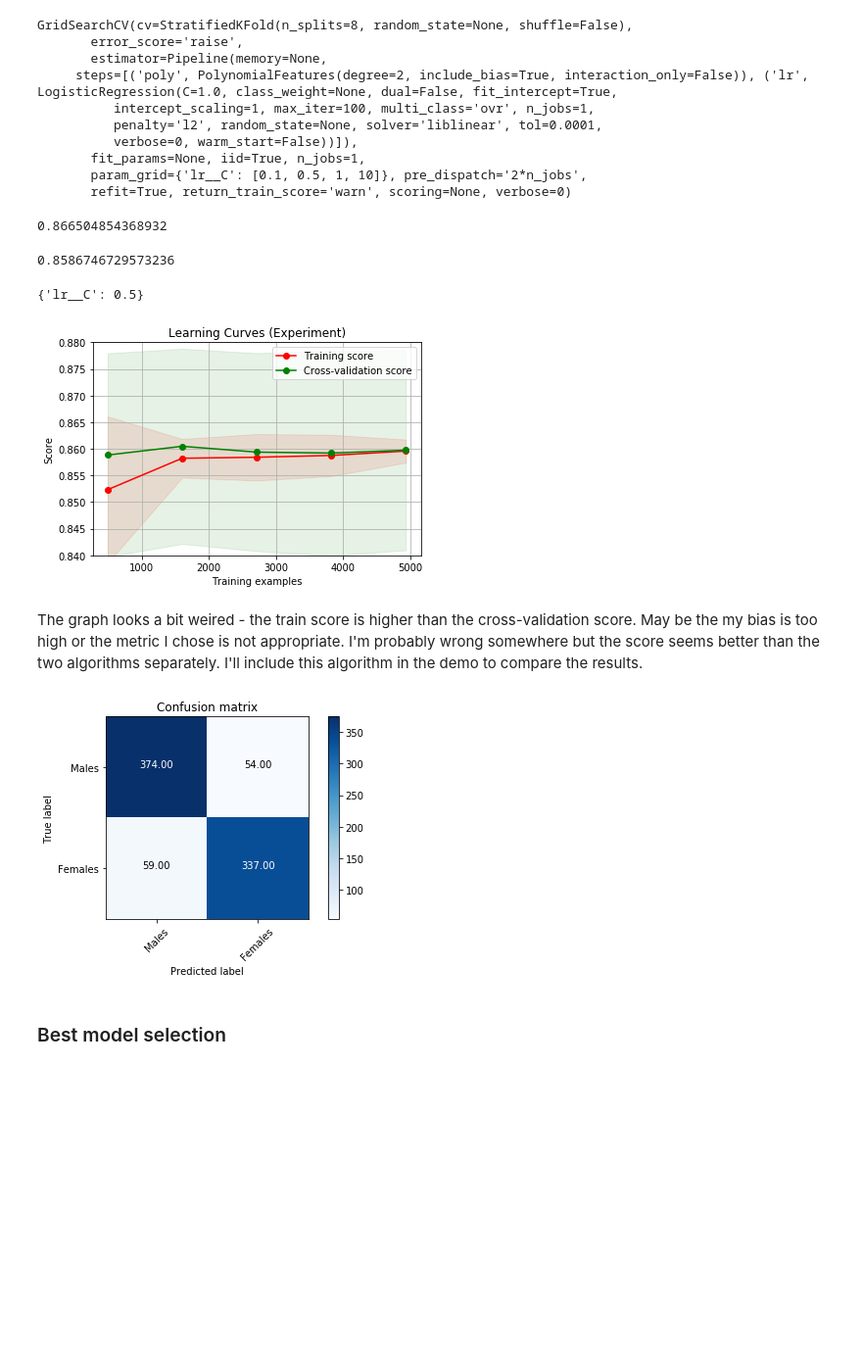
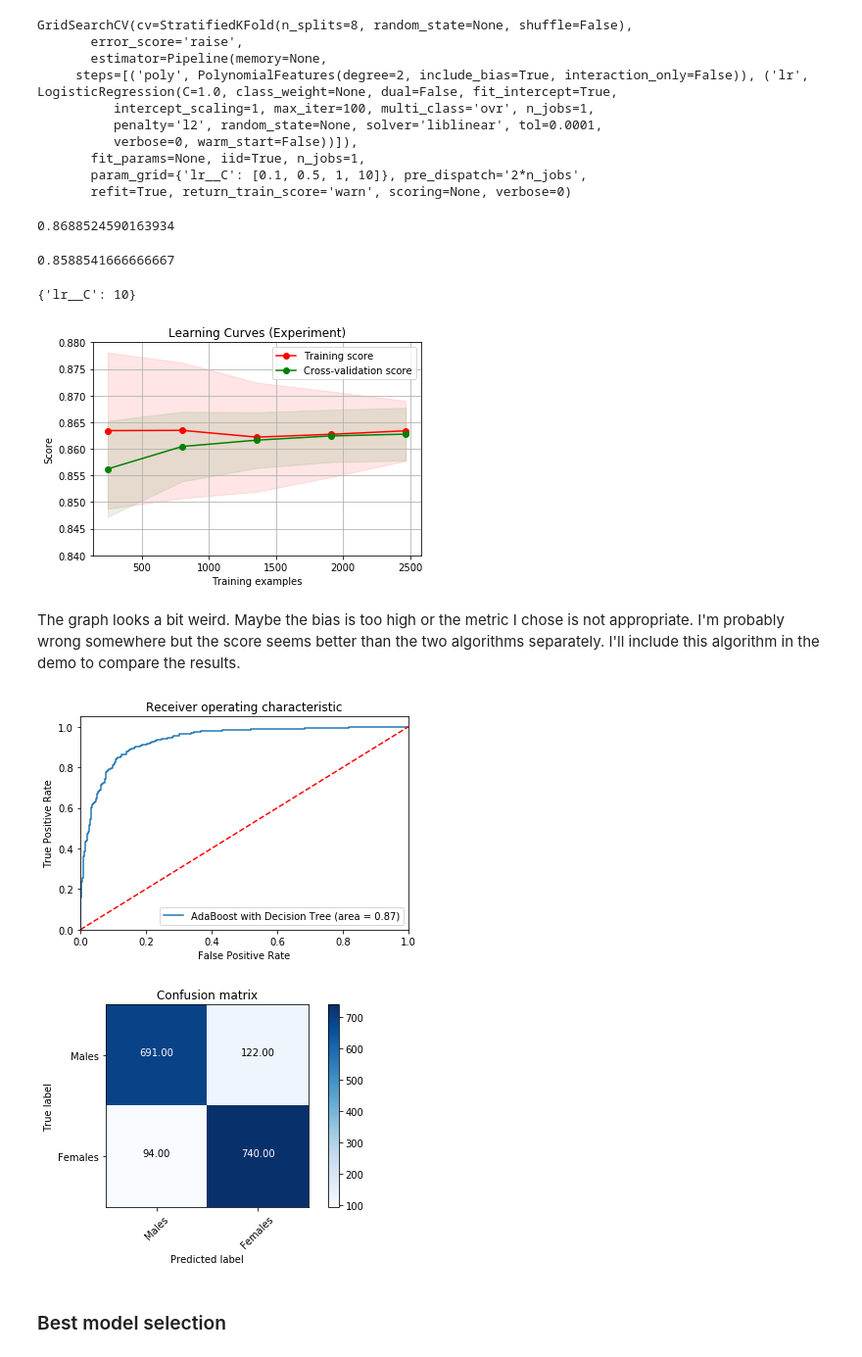
Before and after one commit to dim4o/gender-recognizer, a Jupyter notebook: Gender Classification.ipynb, the cells around one changed output. Shown at 98% size. Drawn from its saved outputs; the diff is of its cells as text; code cells hidden in the pictures; blank space fills up the shorter version.

Commit message:
Add demo data, text corrections add test images

```diff
--- a/Gender Classification.ipynb
+++ b/Gender Classification.ipynb
@@ -1006,15 +1006,16 @@ print("Train score: {}".fada_boost.score(features_train, labels_train)) # 0.8656
 #### Tune the AdaBoost parameters
 Тhis is a very time consuming operation.
 # %%
-# Time: ~3-4 min
+# Time: ~1.5 min
 start = time.time()
-params = {'n_estimators':[100, 150], 'learning_rate':[0.1, 0.35, 0.5] } # add 50
-kfold = StratifiedKFold(n_splits=3)
+params = dict(clf__n_estimators=[100, 150], clf__learning_rate=[0.1, 0.35, 0.5]) # add 50
+kfold = StratifiedKFold(n_splits=5)
 
-ada_boost_grid_search = GridSearchCV(ada_boost, param_grid=params, cv=kfold, return_train_score=True, n_jobs=6)
+ada_boost_grid_search = GridSearchCV(
+    ada_boost_pipeline, param_grid=params, cv=kfold, return_train_score=True, n_jobs=6)
 ada_boost_grid_search.fit(features_train, labels_train)
 
 end = time.time()
-print(end - start)
+print("Time: {}".format(end - start))
 ada_boost_grid_search
 # %% [output]
@@ -1074,14 +1107,12 @@ For $h_1, h_2, ...,h_k$ I'll chose hipotesis with different natures. For example
 # %%
-new_features = [np.array([0, 0])]
+# Time: ~1min
+new_features = np.empty(shape=(0,2))
 for image in features:
     # svm = svm_result = grid_search_svm.predict_proba([image])[0][1]
     logr = grid_search_logistic_regresion.predict_proba([image])[0][1]
     adabst = ada_boost_grid_search.predict_proba([image])[0][1]
 
     new_features = np.append(new_features, [[logr, adabst]], axis=0)
-
-new_features = new_features[1:]
-#new_features
 # %%
 new_data = pd.DataFrame({"Logistic Regression":new_features[:,0], "Ada Boost":new_features[:,1], "labels":labels})
 new_data.head()
@@ -1095,11 +1126,6 @@ new_data.head()
 # %%
 new_features_train, new_features_test, labels_train, labels_test = train_test_split(
-    new_features, labels, train_size=0.85, test_size=0.15, random_state=42)
-
-# lr = LogisticRegression()
-# lr.fit(new_features_train, labels_train)
-# print(lr.score(new_features_test, labels_test))
-# print(lr.score(new_features_train, labels_train))
+    new_features, labels, train_size=0.7, test_size=0.3, random_state=42)
 
 pipe = Pipeline(steps=[('poly', PolynomialFeatures(degree=2, interaction_only=False)),
                        ('lr', LogisticRegression())])
@@ -1124,6 +1148,7 @@ pipe.score(new_features_train, labels_train)
 # %%
-grid_search_pipe = GridSearchCV(pipe, param_grid=dict(lr__C = [0.1, 0.5, 1, 10]), cv=StratifiedKFold(n_splits=8))
-grid_search_pipe.fit(new_features_test, labels_test)
+grid_search_experiment = GridSearchCV(
+    pipe, param_grid=dict(lr__C = [0.1, 0.5, 1, 10]), cv=StratifiedKFold(n_splits=8))
+grid_search_experiment.fit(new_features_test, labels_test)
 # %% [output]
 GridSearchCV(cv=StratifiedKFold(n_splits=8, random_state=None, shuffle=False),
        error_score='raise',
@@ -1136,37 +1161,42 @@ GridSearchCV(cv=StratifiedKFold(n_splits=8, random_state=None, shuffle=False),
        param_grid={'lr__C': [0.1, 0.5, 1, 10]}, pre_dispatch='2*n_jobs',
        refit=True, return_train_score='warn', scoring=None, verbose=0)
 # %%
-grid_search_pipe.score(new_features_test, labels_test)
+grid_search_experiment.score(new_features_test, labels_test)
 # %% [output]
-0.866504854368932
+0.8688524590163934
 # %%
-grid_search_pipe.score(new_features_train, labels_train)
+grid_search_experiment.score(new_features_train, labels_train)
 # %% [output]
-0.8586746729573236
+0.8588541666666667
 # %%
-grid_search_pipe.best_params_
+grid_search_experiment.best_params_
 # %% [output]
-{'lr__C': 0.5}
+{'lr__C': 10}
 # %%
-cv = ShuffleSplit(n_splits=10, test_size=0.1, random_state=0)
-plot_learning_curve(grid_search_pipe.best_estimator_,
+cv = ShuffleSplit(n_splits=10, test_size=0.55, random_state=0)
+plot_learning_curve(grid_search_experiment.best_estimator_,
                     "Learning Curves (Experiment)",
                     new_features, labels, ylim=(0.84, 0.88), cv=cv, n_jobs=4)
 plt.show()
 # %% [output]
-[figure, old version]
+[figure, new version]
 # %% [markdown]
-The graph looks a bit weired - the train score is higher than the cross-validation score. May be the my bias is too high or the metric I chose is not appropriate. I'm probably wrong somewhere but the score seems better than the two algorithms separately. I'll include this algorithm in the demo to compare the results.
+The graph looks a bit weird. Maybe the bias is too high or the metric I chose is not appropriate. I'm probably wrong somewhere but the score seems better than the two algorithms separately. I'll include this algorithm in the demo to compare the results.
 # %%
-cnf_matrix = confusion_matrix(labels_test, grid_search_pipe.best_estimator_.predict(new_features_test))
+experiment = grid_search_experiment.best_estimator_
+# prints ROC curve
+roc = plot_roc_curve(experiment, new_features_test, labels_test, title="AdaBoost with Decision Tree")
+roc.show()
+
+# Plot confusion matrix
+cnf_matrix = confusion_matrix(labels_test, experiment.predict(new_features_test))
 np.set_printoptions(precision=2)
-
-# Plot non-normalized confusion matrix
 plt.figure()
-plot_confusion_matrix(cnf_matrix, classes=np.array(["Males", "Females"]), title='Confusion matrix', normalize=True)
+plot_confusion_matrix(cnf_matrix, classes=np.array(["Males", "Females"]), title='Confusion matrix')
 plt.show()
 # %% [output]
-[figure, old version]
+[figure, new version]
+[figure, added]
 # %% [markdown]
 ### Best model selection
 # %%
```
Also changed, not shown: parts of 85 cells of this notebook, 12 other files.
